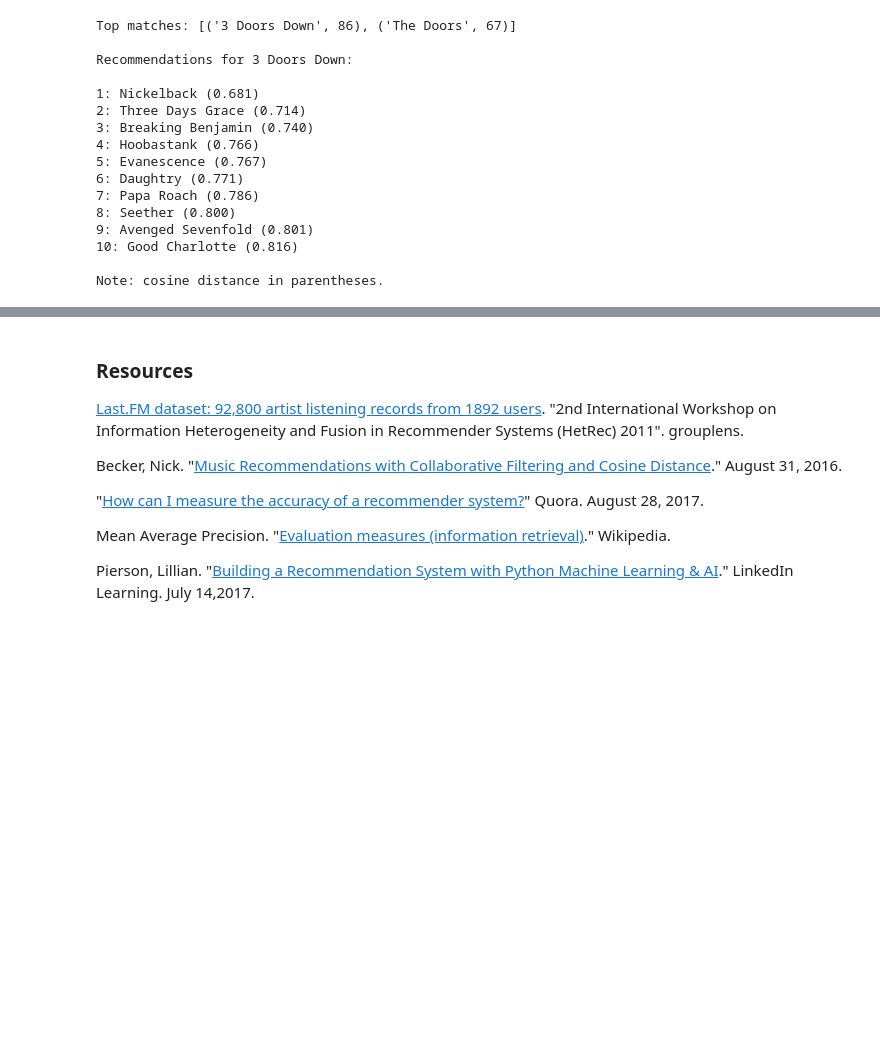
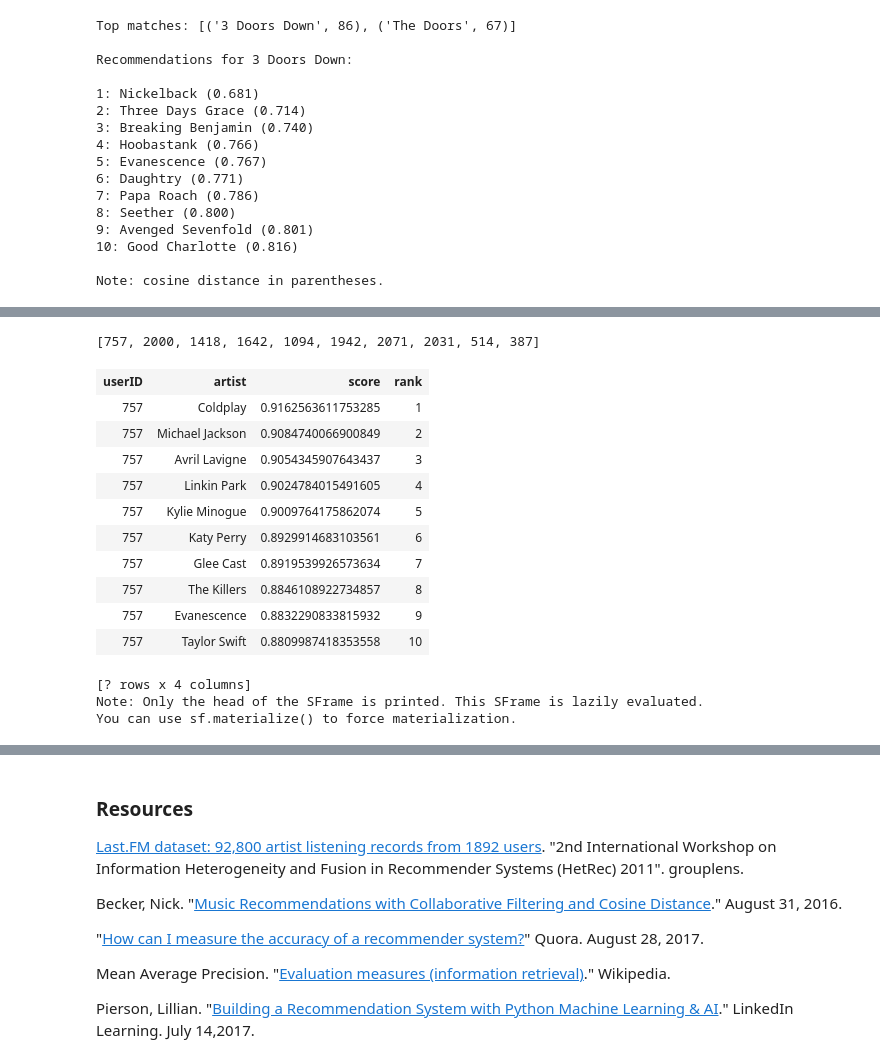
Before and after one commit to cipher813/recommender_system, a Jupyter notebook: notebooks/LastFM_CollaborativeRecommendationEngine.ipynb, the cells around one changed output, grey strips where cells are left out. Drawn from its saved outputs; the diff is of its cells as text; code cells hidden in the pictures; blank space fills up the shorter version.

```diff
--- a/notebooks/LastFM_CollaborativeRecommendationEngine.ipynb
+++ b/notebooks/LastFM_CollaborativeRecommendationEngine.ipynb
@@ -721,0 +856,2 @@ Note: cosine distance in parentheses.
+# %%
+model = tc.recommender.create(train_data,'userID','artist',target='everPlayed')
@@ -721,0 +872,5 @@ Note: cosine distance in parentheses.
+# %%
+top_users = [user for user in top_users]
+top_users
+# %% [output]
+[757, 2000, 1418, 1642, 1094, 1942, 2071, 2031, 514, 387]
@@ -721,0 +879,19 @@ Note: cosine distance in parentheses.
+# %%
+results = model.recommend(users=top_users)
+# %%
+results[results['userID']==757]
+# %% [output]
+| userID | artist | score | rank |
+| 757 | Coldplay | 0.9162563611753285 | 1 |
+| 757 | Michael Jackson | 0.9084740066900849 | 2 |
+| 757 | Avril Lavigne | 0.9054345907643437 | 3 |
+| 757 | Linkin Park | 0.9024784015491605 | 4 |
+| 757 | Kylie Minogue | 0.9009764175862074 | 5 |
+| 757 | Katy Perry | 0.8929914683103561 | 6 |
+| 757 | Glee Cast | 0.8919539926573634 | 7 |
+| 757 | The Killers | 0.8846108922734857 | 8 |
+| 757 | Evanescence | 0.8832290833815932 | 9 |
+| 757 | Taylor Swift | 0.8809987418353558 | 10 |
+[? rows x 4 columns]
+Note: Only the head of the SFrame is printed. This SFrame is lazily evaluated.
+You can use sf.materialize() to force materialization.
```
Also changed, not shown: parts of 20 cells of this notebook.
